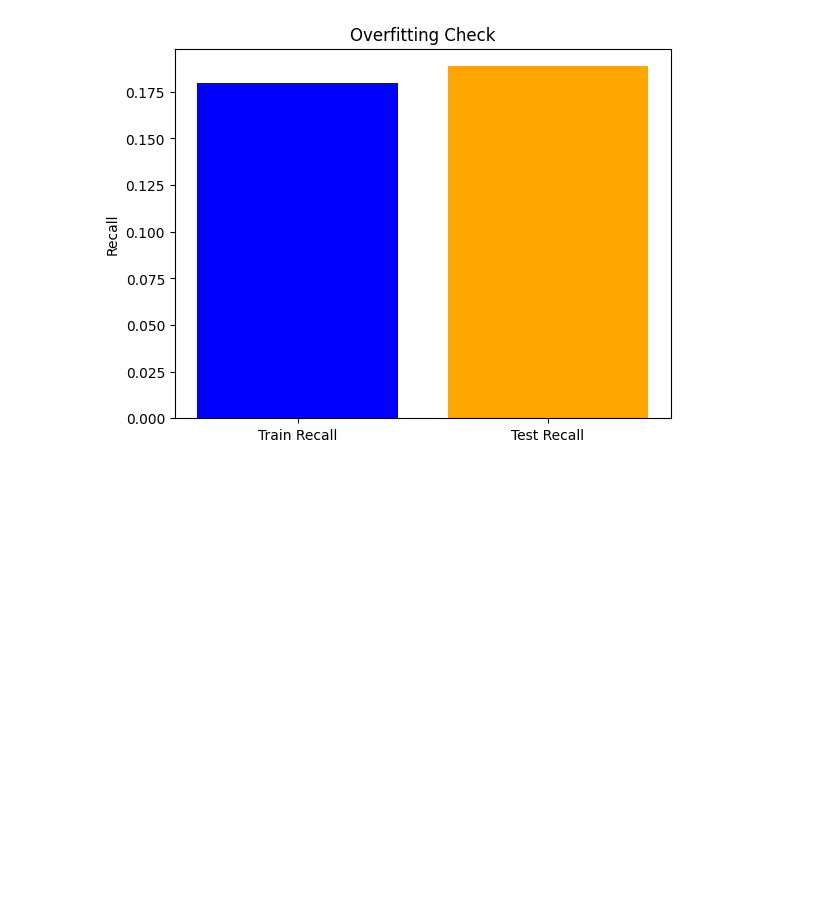
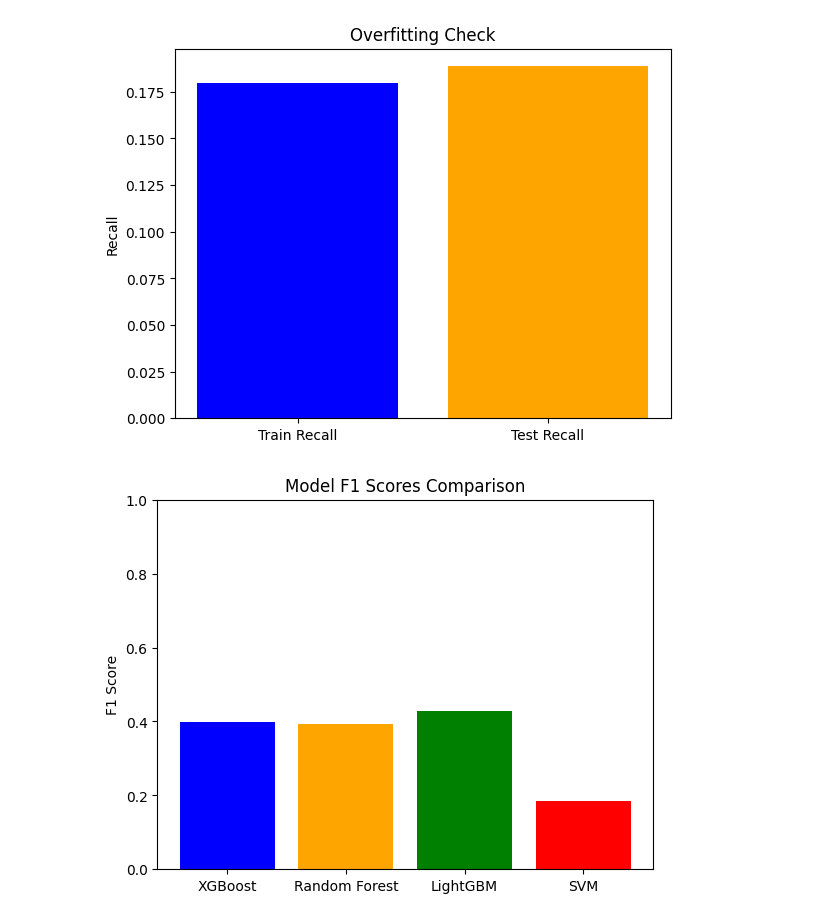
Before and after one commit to Harishkumar4771/Pump-and-dump-detection-using-ML-algorithms, a Jupyter notebook: Model.ipynb, the cells around one changed output. Saved outputs shown, nothing was run; the diff lists cells and outputs as text; code cells hidden in the pictures; blank space fills up the shorter version.

Commit message:
F1 score diagram added

```diff
--- a/Model.ipynb
+++ b/Model.ipynb
@@ -222,3 +222,13 @@ plt.show()
 Train Recall: 0.1796916533758639
 Test Recall : 0.18867924528301888
 [figure]
+# %%
+plt.bar(["XGBoost", "Random Forest", "LightGBM", "SVM"],
+        [xgb_metrics["f1_score"], rf_metrics["f1_score"], lgbm_metrics["f1_score"], f1_score(y_test, y_pred_svm)],
+        color=["blue", "orange", "green", "red"])
+plt.ylim(0, 1)
+plt.title("Model F1 Scores Comparison")
+plt.ylabel("F1 Score")
+plt.show()
+# %% [output]
+[figure, added]
```
Also changed, not shown: parts of 1 cell of this notebook.
